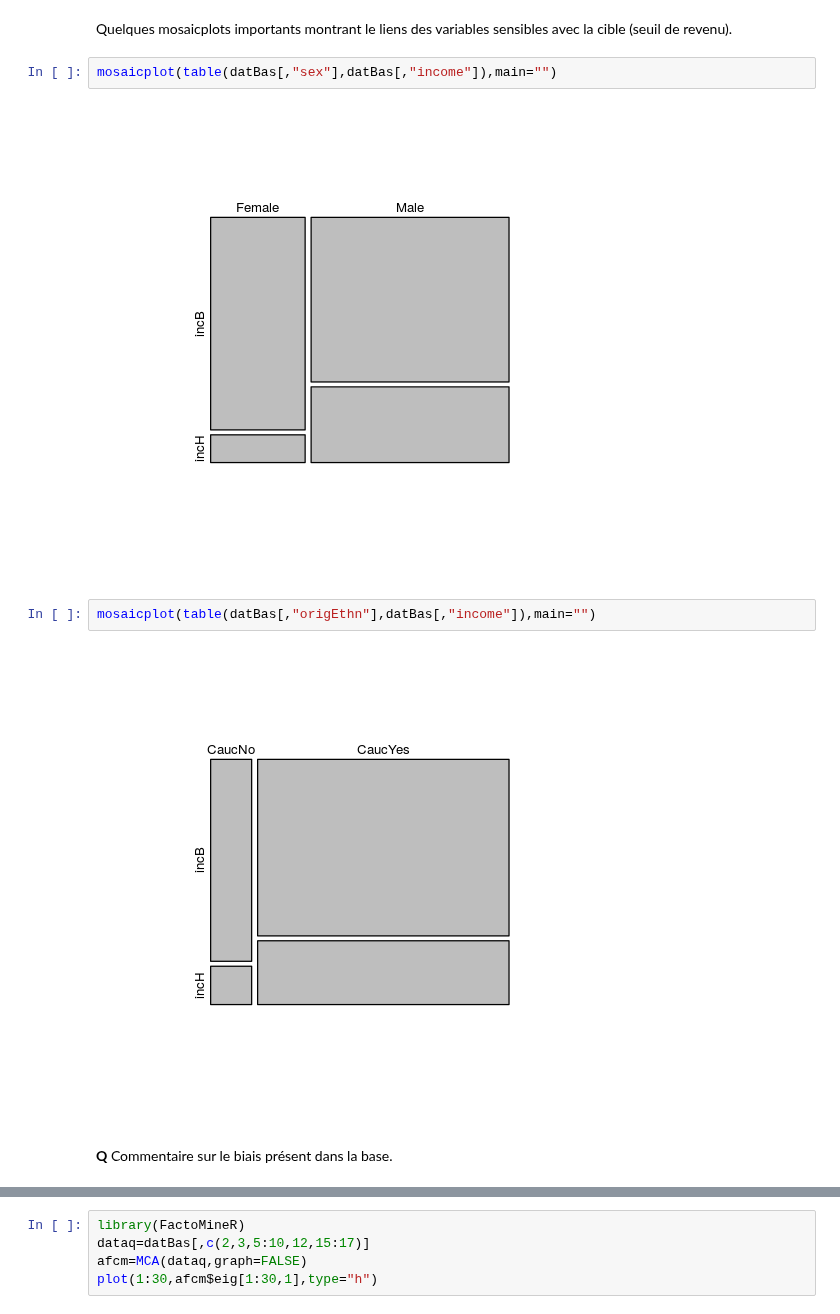
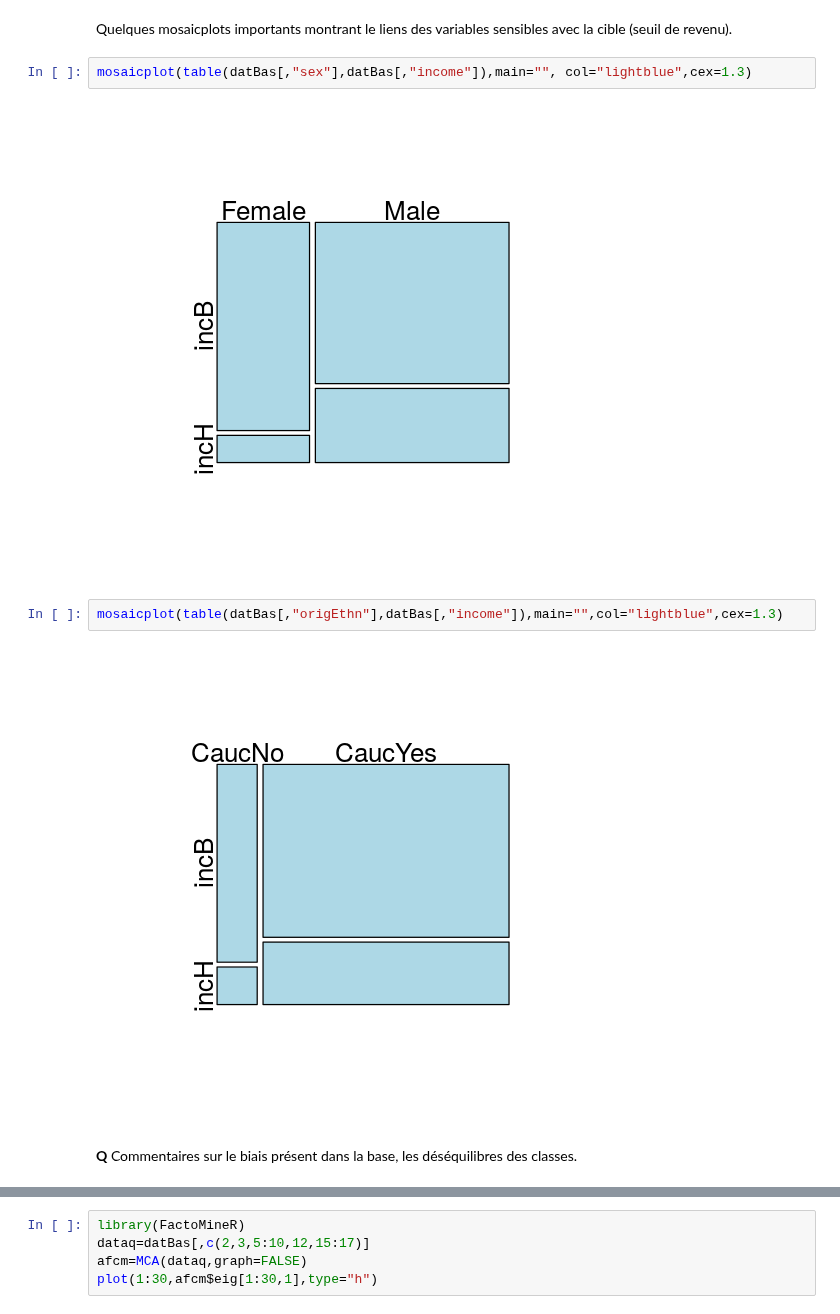
Before and after one commit to wikistat/Fair-ML-4-Ethical-AI, a Jupyter notebook: AdultCensus/AdultCensus-R-biasDetection.ipynb, the cells around one changed output, grey strips where cells are left out. Cells and saved outputs as stored; diff of their text form.

```diff
--- a/AdultCensus/AdultCensus-R-biasDetection.ipynb
+++ b/AdultCensus/AdultCensus-R-biasDetection.ipynb
@@ -191,13 +209,13 @@ summary(datBas)
 # %% [markdown]
 Quelques mosaicplots importants montrant le liens des variables sensibles avec la cible (seuil de revenu).
 # %%
-mosaicplot(table(datBas[,"sex"],datBas[,"income"]),main="")
+mosaicplot(table(datBas[,"sex"],datBas[,"income"]),main="", col="lightblue",cex=1.3)
 # %% [output]
-[figure, old version]
+[figure, new version]
 # %%
-mosaicplot(table(datBas[,"origEthn"],datBas[,"income"]),main="")
+mosaicplot(table(datBas[,"origEthn"],datBas[,"income"]),main="",col="lightblue",cex=1.3)
 # %% [output]
-[figure, old version]
+[figure, new version]
 # %% [markdown]
-**Q** Commentaire sur le biais présent dans la base.
+**Q** Commentaires sur le biais présent dans la base, les déséquilibres des classes.
 # %% [markdown]
```
Also changed, not shown: parts of 91 cells of this notebook, 8 other files.
